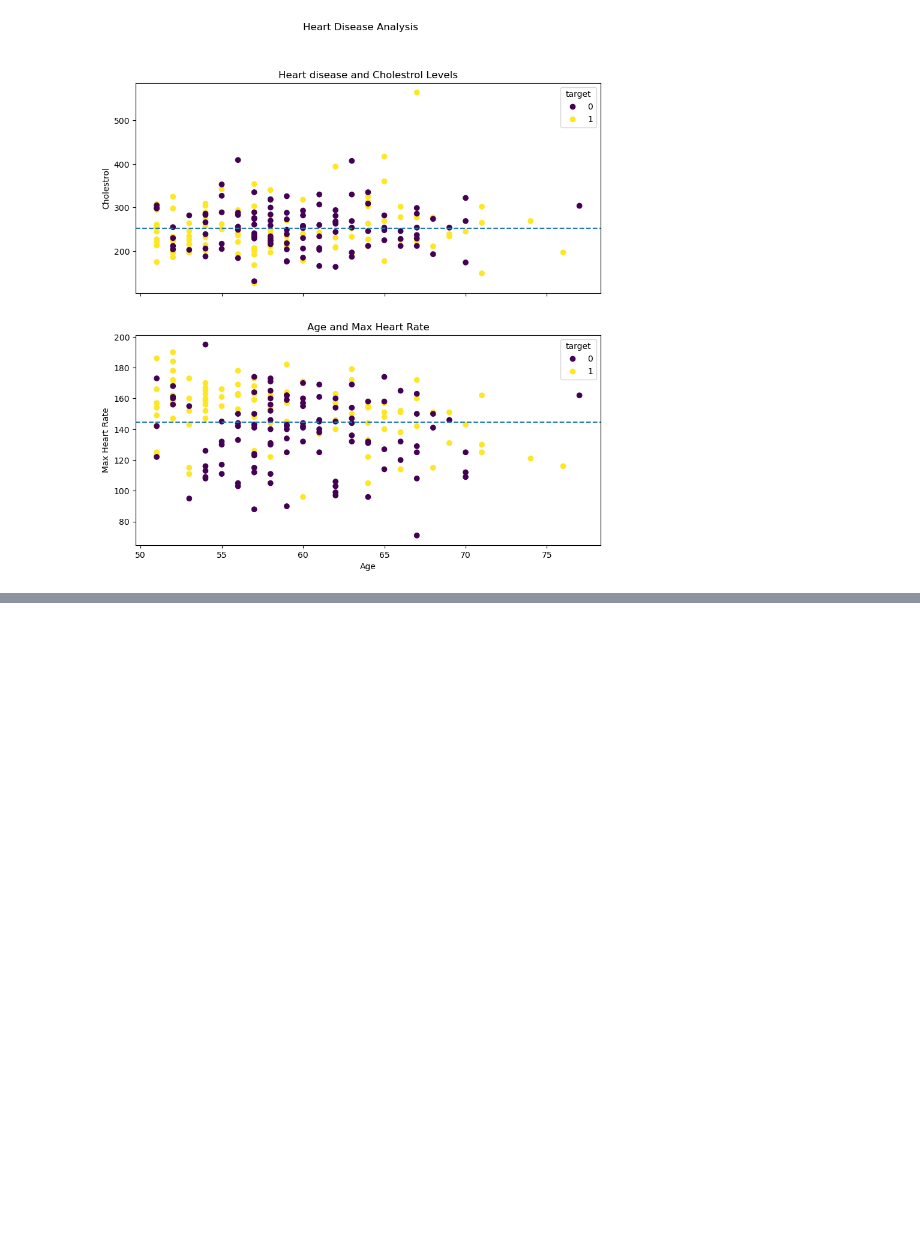
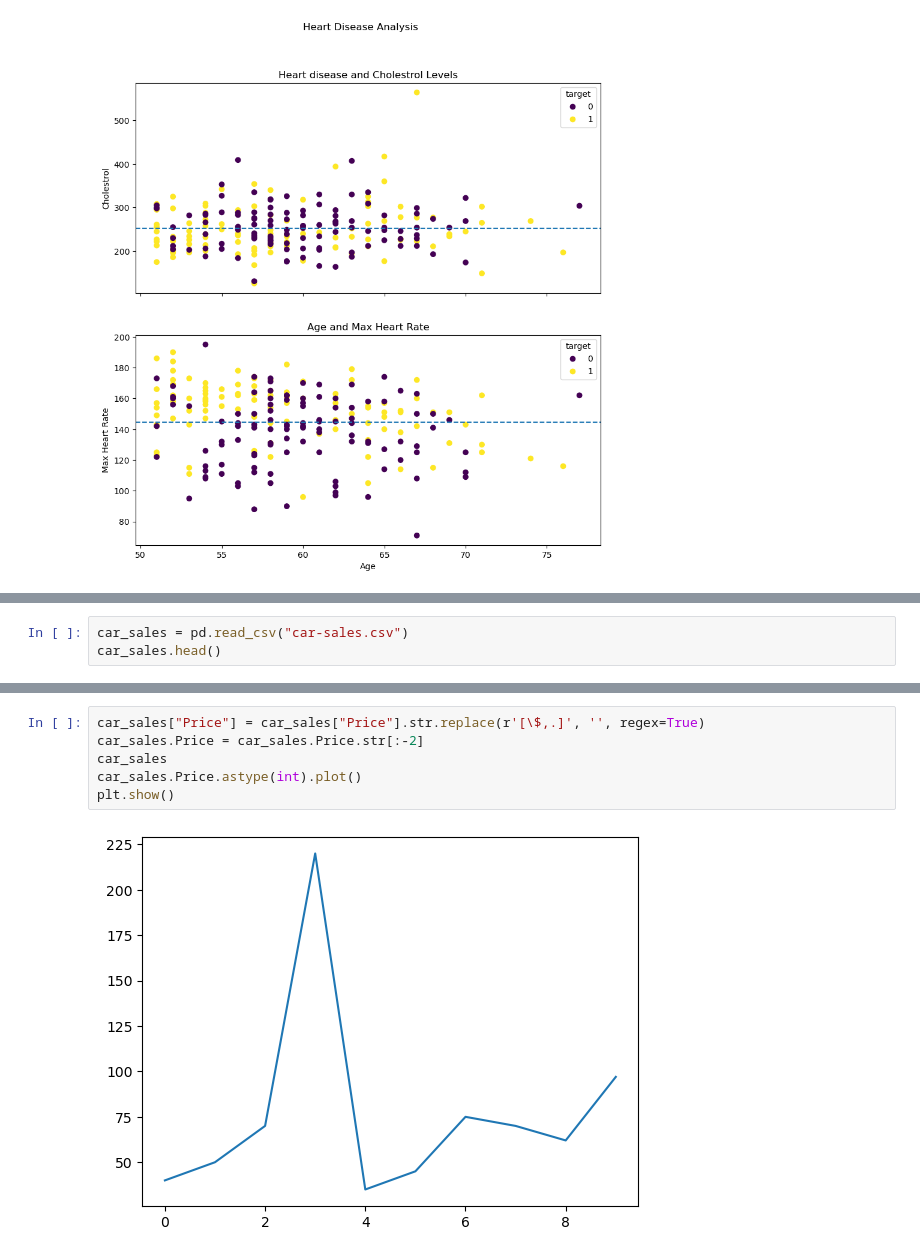
Before and after one commit to Saumyakhushlani/Introduction-to-Pandas-Numpy-Scikitlearn, a Jupyter notebook: Introduction-to-Matplotlib-2.ipynb, the cells around one changed output, grey strips where cells are left out. Saved outputs shown, nothing was run; the diff lists cells and outputs as text; blank space fills up the shorter version.

```diff
--- a/Introduction-to-Matplotlib-2.ipynb
+++ b/Introduction-to-Matplotlib-2.ipynb
@@ -154,0 +178,3 @@ plt.show()
+# %%
+car_sales = pd.read_csv("car-sales.csv")
+car_sales.head()
@@ -154,0 +188,8 @@ plt.show()
+# %%
+car_sales["Price"] = car_sales["Price"].str.replace(r'[\$,.]', '', regex=True)
+car_sales.Price = car_sales.Price.str[:-2]
+car_sales
+car_sales.Price.astype(int).plot()
+plt.show()
+# %% [output]
+[figure, added]
```
Also changed, not shown: parts of 19 cells of this notebook, 1 other file.
